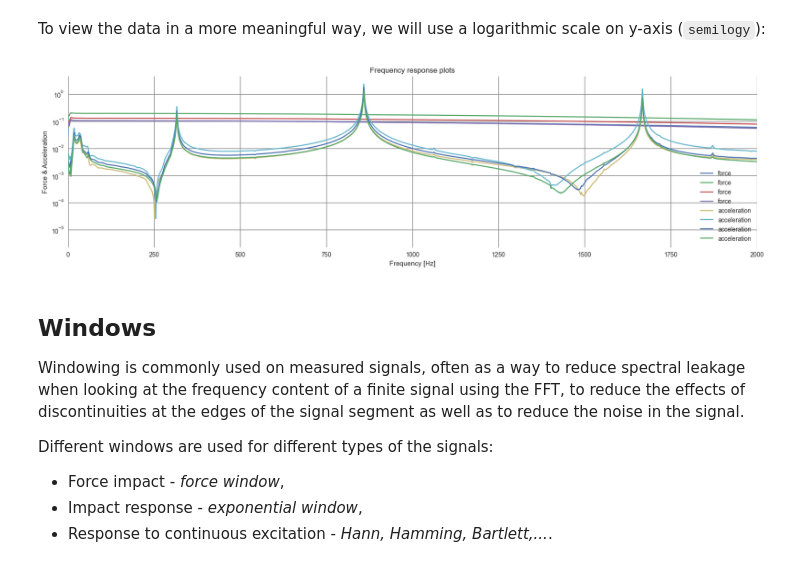
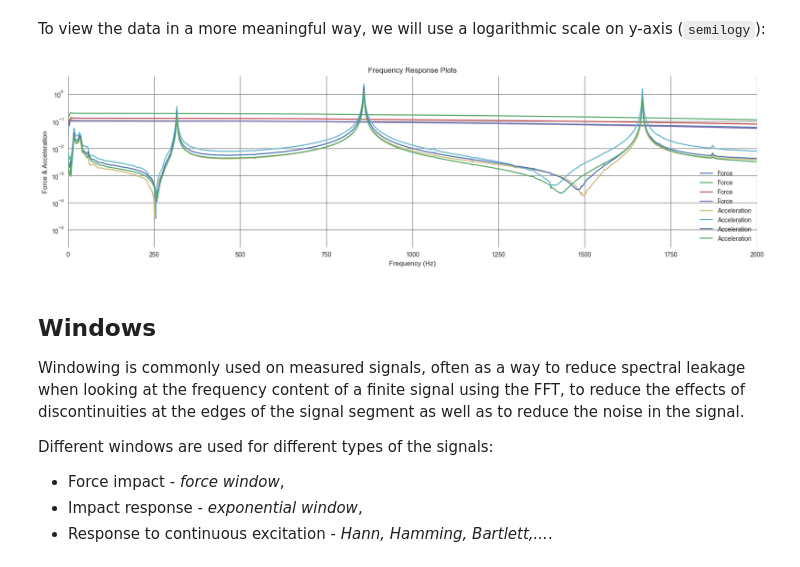
Before and after one commit to HoangNguyen17/AE543, a Jupyter notebook: HW5/HoangNguyen_HW5.ipynb, the cells around one changed output. Drawn from its saved outputs; the diff is of its cells as text; code cells hidden in the pictures.

```diff
--- a/HW5/HoangNguyen_HW5.ipynb
+++ b/HW5/HoangNguyen_HW5.ipynb
@@ -125,7 +126,7 @@ Since all input data are real, use the `np.fft.rfft` function, which expects rea
 In order to obtain the correct amplitudes, $X_k$, the outputs must be appropriately scaled.
 # %%
 Acceleration = np.fft.rfft(acceleration, n=n, axis=1) / n
-Force =
+Force = np.fft.rfft(force, n=n, axis=1) / n
 
 # As we have effectively discarded the negative frequency spectra, the positive frequency components are doubled
 Acceleration[1:] *= 2
@@ -137,9 +136,19 @@ freq =
+# %%
+freq = np.fft.rfftfreq(n, d=dt)
 # %% [markdown]
 To view the data in a more meaningful way, we will use a logarithmic scale on y-axis (`semilogy`):
-# %%
-plt.figure(figsize=(20, 5))
-# %% [output]
-[figure, removed]
+# %%
+plt.figure(figsize=(20, 5))
+plt.semilogy(freq, np.abs(Force).T, label = 'Force')
+plt.semilogy(freq, np.abs(Acceleration).T, label = 'Acceleration')
+plt.xlim(0,2000)
+plt.xlabel('Frequency (Hz)')
+plt.ylabel('Force & Acceleration')
+plt.title('Frequency Response Plots')
+plt.legend()
+plt.show()
+# %% [output]
+[figure, added]
 # %% [markdown]
 ## Windows
 Windowing is commonly used on measured signals, often as a way to reduce spectral leakage when looking at the frequency content of a finite signal using the FFT, to reduce the effects of discontinuities at the edges of the signal segment as well as to reduce the noise in the signal.
```
Also changed, not shown: parts of 7 cells of this notebook.
